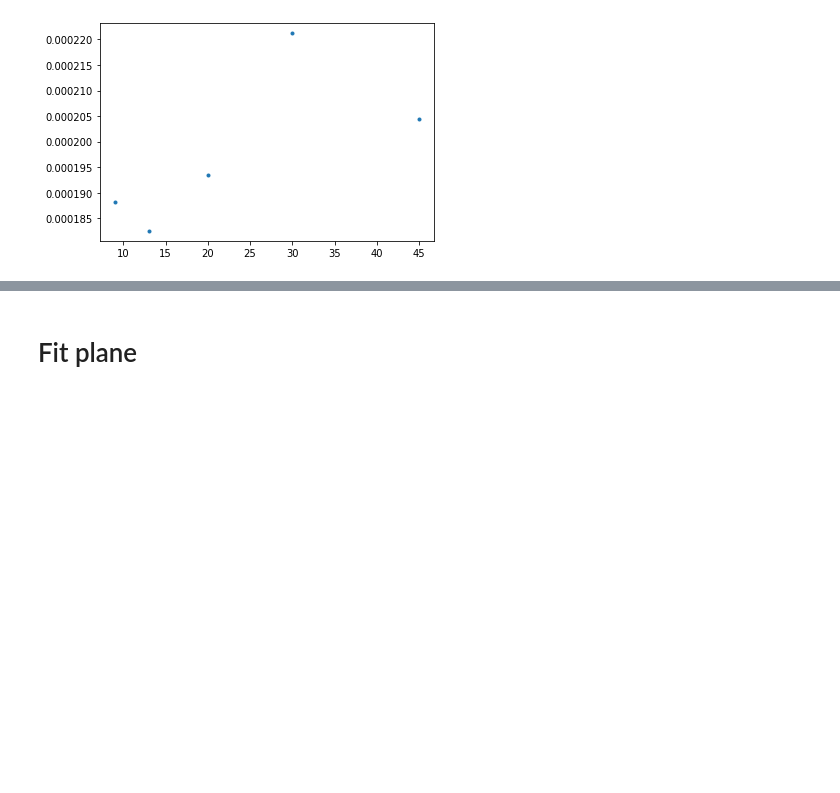
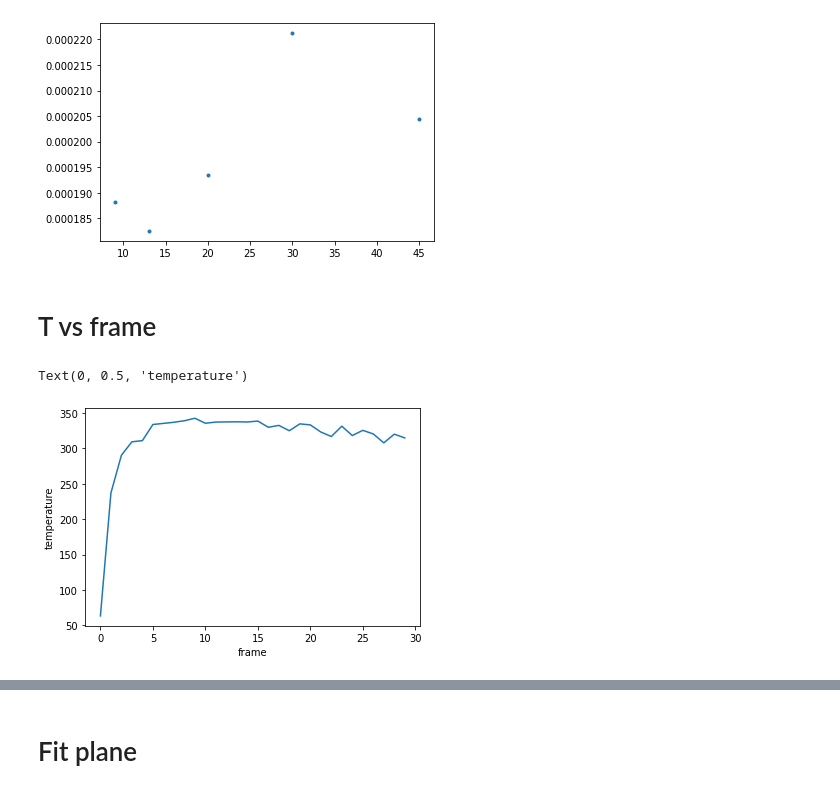
Before and after one commit to JoanneCETsai/Temperature_Calibration, a Jupyter notebook: main.ipynb, the cells around one changed output, grey strips where cells are left out. Cells and saved outputs as stored; diff of their text form; code cells hidden in the pictures; blank space fills up the shorter version.

Commit message:
T vs frame

```diff
--- a/main.ipynb
+++ b/main.ipynb
@@ -191,6 +195,8 @@ plt.plot(list(Dict_gold.keys()), kappa_gold, '.')
 # %% [output]
 [<matplotlib.lines.Line2D at 0x...>]
 [figure]
+# %%
+avg_kappa_gold = sum(kappa_gold) / len(kappa_gold)
 # %% [markdown]
 # Get kappa (silicon melt)
 # %% [markdown]
@@ -254,3 +260,27 @@ plt.plot(list(Dict_si.keys()), kappa_si, '.')
 # %% [output]
 [<matplotlib.lines.Line2D at 0x...>]
 [figure]
+# %% [markdown]
+# T vs frame
+# %%
+v = 45
+w = 31
+# %%
+import glob, os
+os.chdir(v_path_list[list(Dict.keys()).index(v)])
+paths = []
+for file in glob.glob("*{}W*".format(w)):
+    file = v_path_list[list(Dict.keys()).index(v)] + "/" + file
+    paths.append(file)
+paths = paths[1:]
+frame_tem = []
+for path in paths:
+    val = get_peak_T(path, b_files[list(Dict.keys()).index(v)], poly5, poly5, avg_kappa_gold)
+    frame_tem.append(val)
+
+plt.plot(frame_tem)
+plt.xlabel("frame")
+plt.ylabel("temperature")
+# %% [output]
+Text(0, 0.5, 'temperature')
+[figure, added]
```
Also changed, not shown: parts of 6 cells of this notebook, 1 other file.
